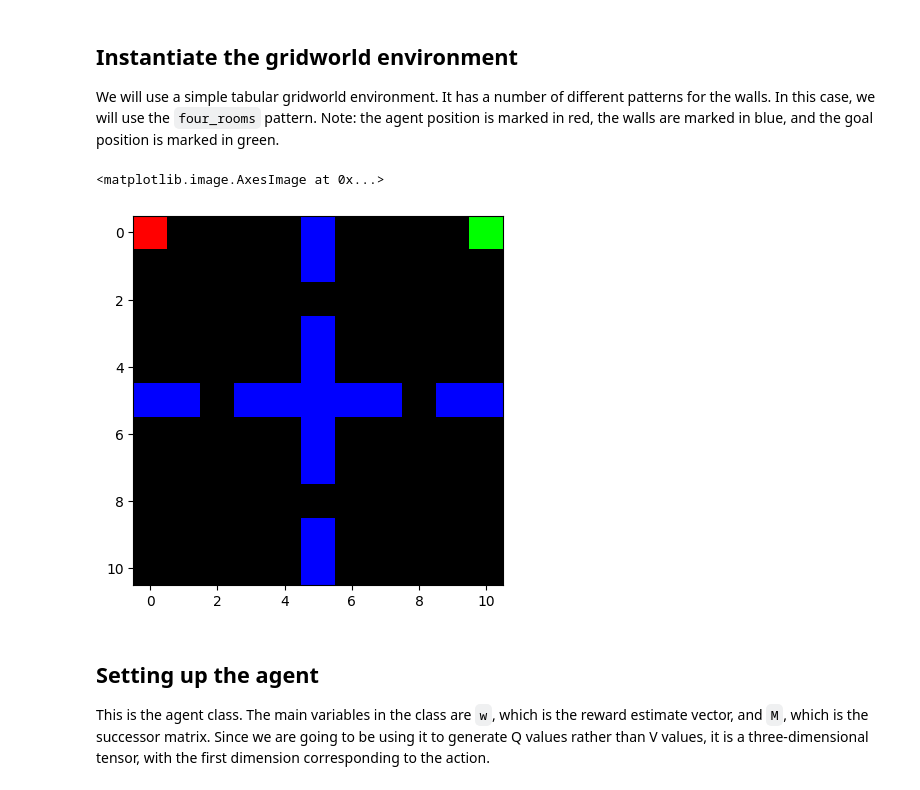
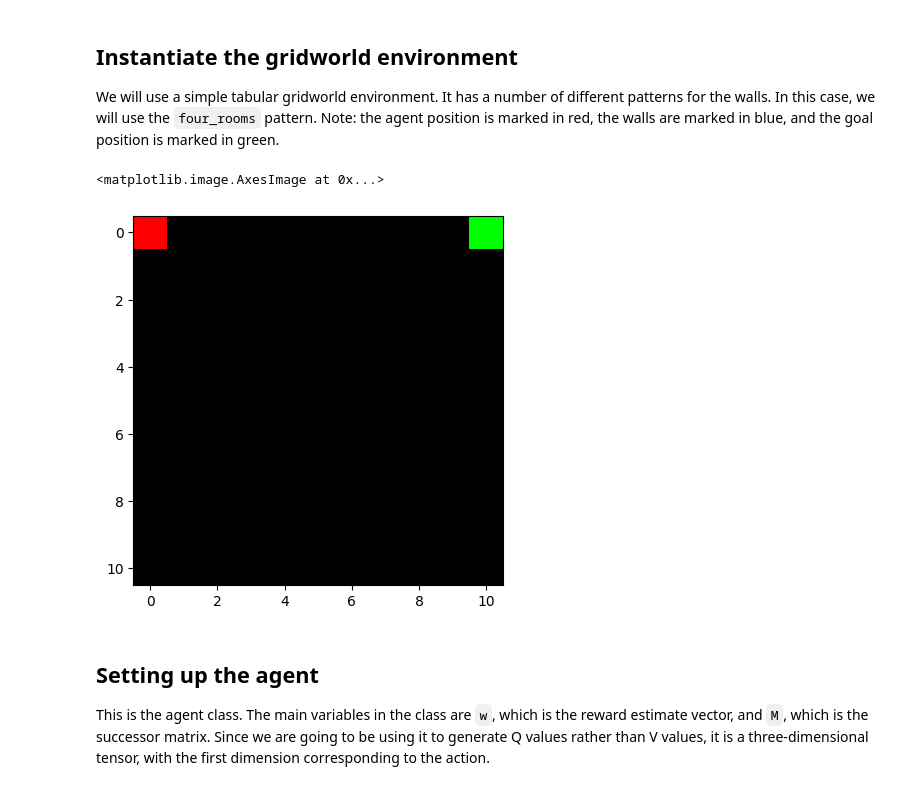
Before and after one commit to SergioFrasco/successor_examples, a Jupyter notebook: SR-SARSA.ipynb, the cells around one changed output. Saved outputs shown, nothing was run; the diff lists cells and outputs as text; code cells hidden in the pictures.

```diff
--- a/SR-SARSA.ipynb
+++ b/SR-SARSA.ipynb
@@ -19,13 +19,13 @@ cmap.set_bad(color='white')
 We will use a simple tabular gridworld environment. It has a number of different patterns for the walls. In this case, we will use the `four_rooms` pattern. Note: the agent position is marked in red, the walls are marked in blue, and the goal position is marked in green.
 # %%
 grid_size = 11
-pattern="four_rooms"
+pattern="empty"
 env = SimpleGrid(grid_size, block_pattern=pattern, obs_mode="index")
 env.reset(agent_pos=[0,0], goal_pos=[0, grid_size-1])
 plt.imshow(env.grid)
 # %% [output]
 <matplotlib.image.AxesImage at 0x...>
-[figure, old version]
+[figure, new version]
 # %% [markdown]
 ## Setting up the agent
 
```
Also changed, not shown: parts of 13 cells of this notebook, 1 other file.
